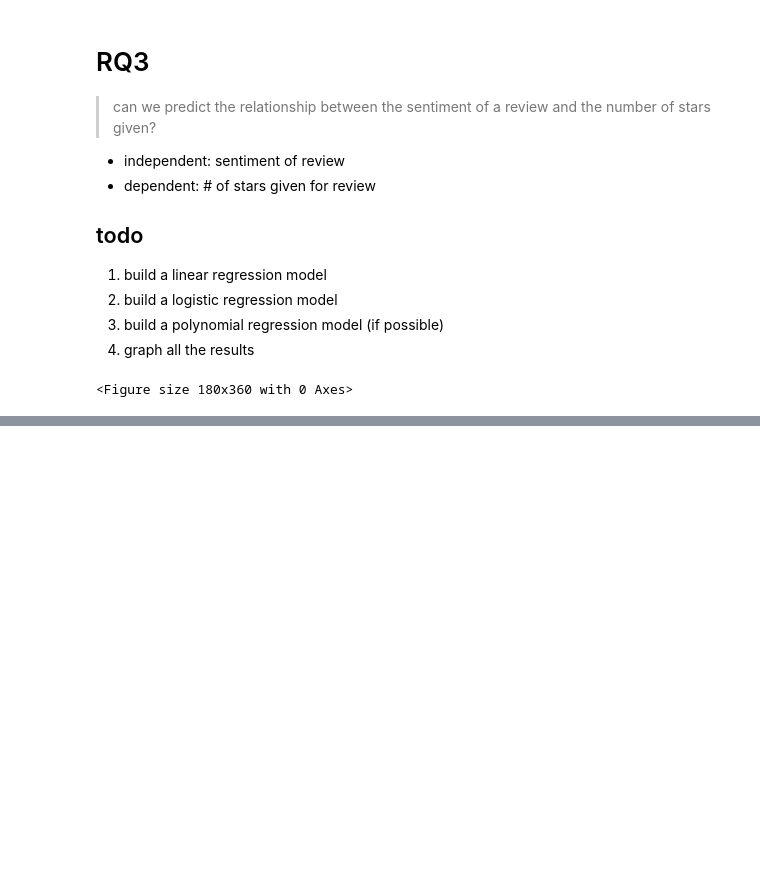
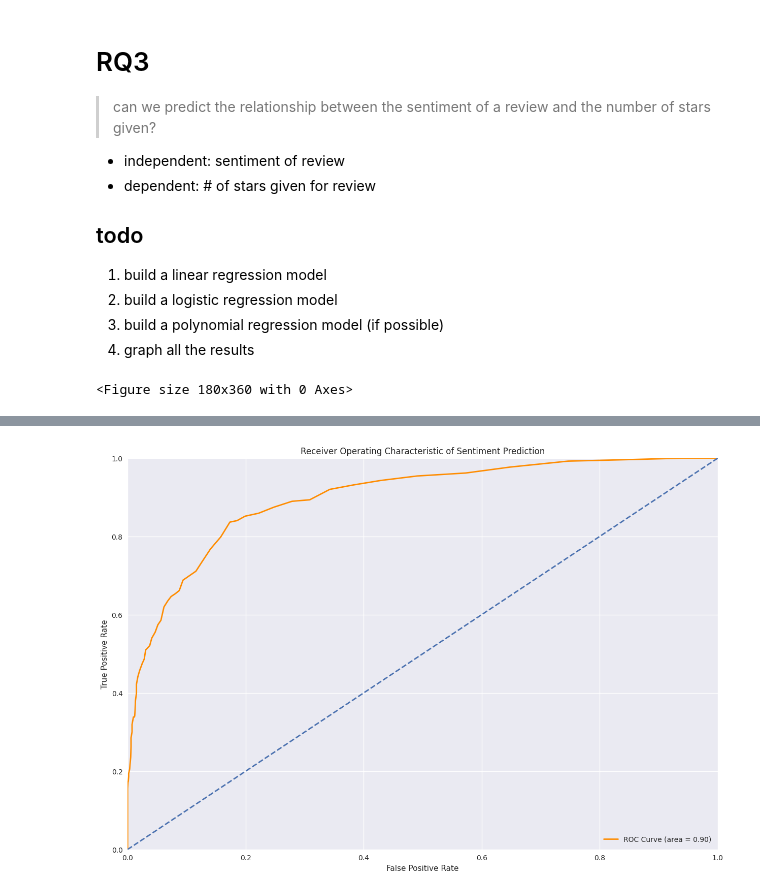
Before and after one commit to jiyometrik/pw23, a Jupyter notebook: rq3_main.ipynb, the cells around one changed output, grey strips where cells are left out. Cells and saved outputs as stored; diff of their text form; code cells hidden in the pictures; blank space fills up the shorter version.

```diff
--- a/rq3_main.ipynb
+++ b/rq3_main.ipynb
@@ -82,0 +135,44 @@ df['reviews.clean'] = df['reviews.text'].apply(lambda x: clean_review(x))
+# %%
+# feature selection
+df['review.is_bad'] = df['sent.polarity'].apply(lambda x: x == -1)
+label = "review.is_bad"
+ignore_cols = [label, "sent.polarity", "sent.pos", "sent.neg", "sent.net", "index", "reviews.rating", "reviews.clean", "reviews.title", "reviews.text"]
+features = [col for col in df.columns if col not in ignore_cols]
+
+# split the data into train and test
+from sklearn.ensemble import RandomForestClassifier
+from sklearn.model_selection import train_test_split
+x_train, x_test, y_train, y_test = train_test_split(df[features], df[label], test_size=0.2, random_state=42)
+# %%
+# train a random forest classifier
+rf = RandomForestClassifier(n_estimators=100, random_state=42)
+rf.fit(x_train, y_train)
+
+# show feature importance
+feature_importances_df = pd.DataFrame({'feature': features, 'importance': rf.feature_importances_}).sort_values('importance', ascending=False)
+# feature_importances_df.head(20)
+# %%
+from sklearn.metrics import roc_curve, auc, roc_auc_score
+import matplotlib.pyplot as plt
+
+y_pred = [pred[1] for pred in rf.predict_proba(x_test)]
+# false +ve rate, true +ve rate
+fpr, tpr, thresholds = roc_curve(y_test, y_pred, pos_label=1)
+
+# receiver operating characteristic: the higher the curve above the diagonal baseline, the better the preds
+roc_auc = auc(fpr, tpr)
+# plot the roc curve
+plt.figure(1, figsize=(15, 10))
+lw = 2
+plt.plot(fpr, tpr, color='darkorange',
+         lw=lw, label='ROC Curve (area = %0.2f)' % roc_auc)
+plt.plot([0, 1], [0, 1], lw=lw, linestyle='--')
+plt.xlim([0.0, 1.0])
+plt.ylim([0.0, 1.0])
+plt.xlabel('False Positive Rate')
+plt.ylabel('True Positive Rate')
+plt.title('Receiver Operating Characteristic of Sentiment Prediction')
+plt.legend(loc="lower right")
+plt.show()
+# %% [output]
+[figure, added]
```
Also changed, not shown: parts of 4 cells of this notebook.
